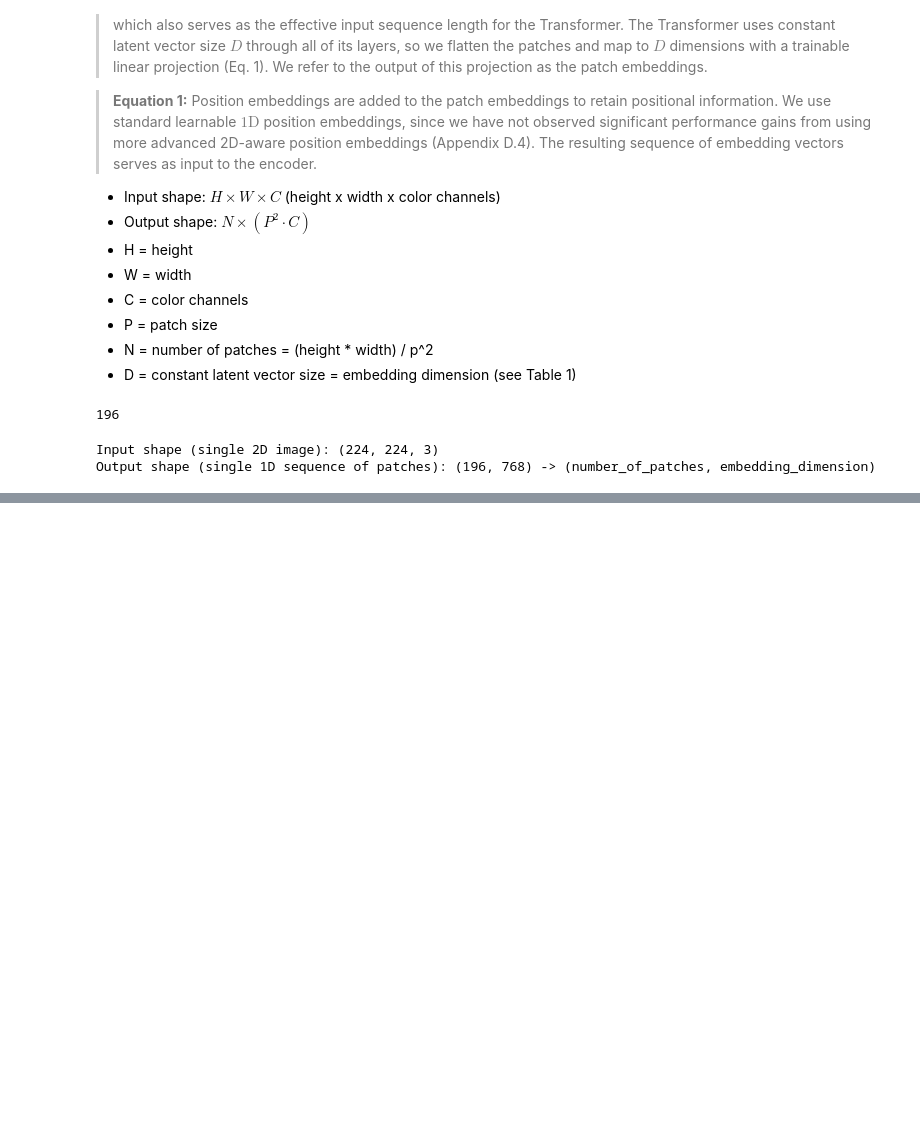
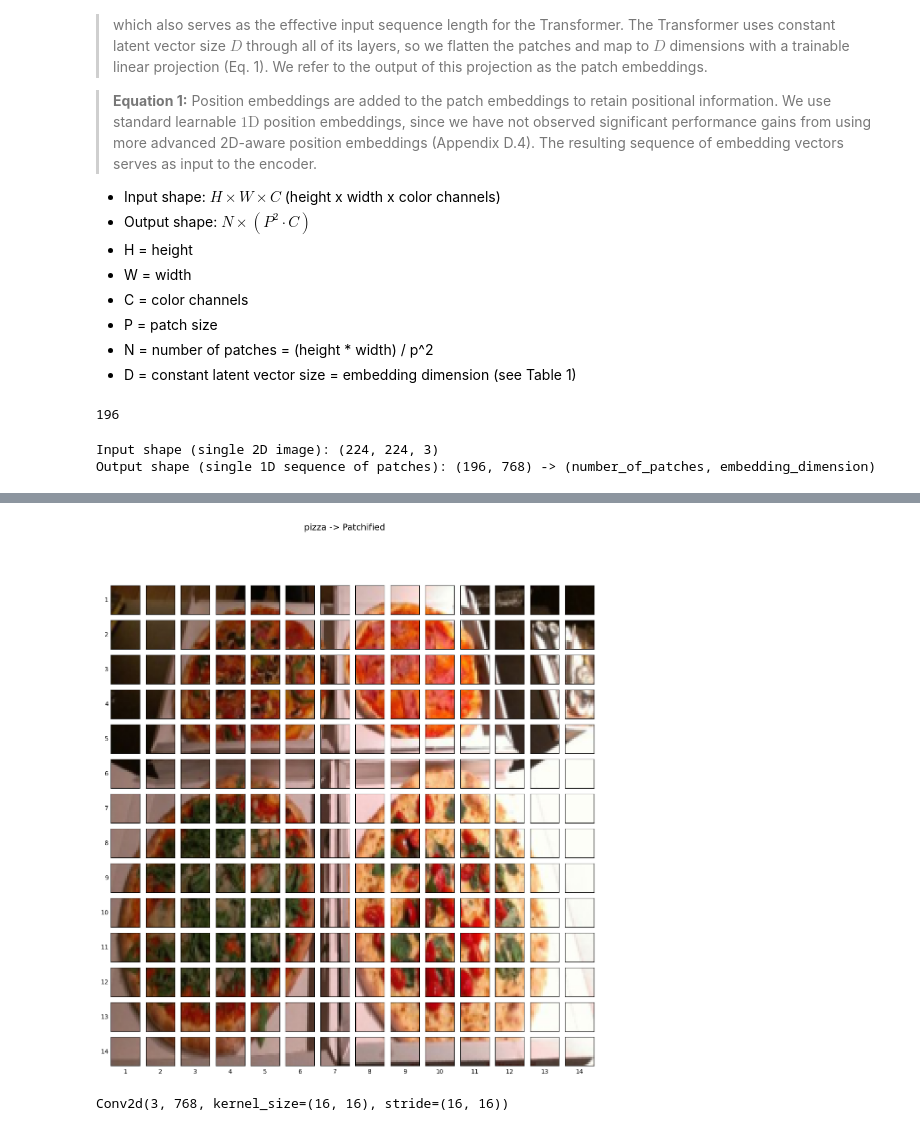
Before and after one commit to Adarsh0047/PyTorch-ZTM, a Jupyter notebook: 8. Paper Replicating/08_Paper_Replicating_With_Pytorch.ipynb, the cells around one changed output, grey strips where cells are left out. Saved outputs shown, nothing was run; the diff lists cells and outputs as text; code cells hidden in the pictures; blank space fills up the shorter version.

```diff
--- a/8. Paper Replicating/08_Paper_Replicating_With_Pytorch.ipynb
+++ b/8. Paper Replicating/08_Paper_Replicating_With_Pytorch.ipynb
@@ -274,0 +309,28 @@ Output shape (single 1D sequence of patches): (196, 768) -> (number_of_patches,
+# %%
+image_size = 224
+patch_size = 16
+
+num_patches = image_size / patch_size
+
+assert image_size % patch_size == 0, "Image size must be divisible by patch size"
+
+fig, ax = plt.subplots(nrows=image_size // patch_size,
+                        ncols=image_size // patch_size,
+                        figsize=(num_patches, num_patches),
+                        sharex=True,
+                        sharey=True)
+
+for i, patch_height in enumerate(range(0, image_size, patch_size)):
+    for j , patch_width in enumerate(range(0, image_size, patch_size)):
+        ax[i][j].imshow(permuted_image[patch_height:patch_height+patch_size, patch_width:patch_width+patch_size, :])
+        ax[i][j].set_ylabel(i+1,
+                            rotation="horizontal",
+                            horizontalalignment="right",
+                            verticalalignment="center")
+        ax[i][j].set_xticks([])
+        ax[i][j].set_xlabel(j+1)
+        ax[i][j].set_yticks([])
+        ax[i][j].label_outer()
+fig.suptitle(f"{class_names[label]} -> Patchified", fontsize=14);
+# %% [output]
+[figure, added]
@@ -274,0 +349,4 @@ Output shape (single 1D sequence of patches): (196, 768) -> (number_of_patches,
+# %%
+conv2d
+# %% [output]
+Conv2d(3, 768, kernel_size=(16, 16), stride=(16, 16))
```
Also changed, not shown: parts of 11 cells of this notebook.
